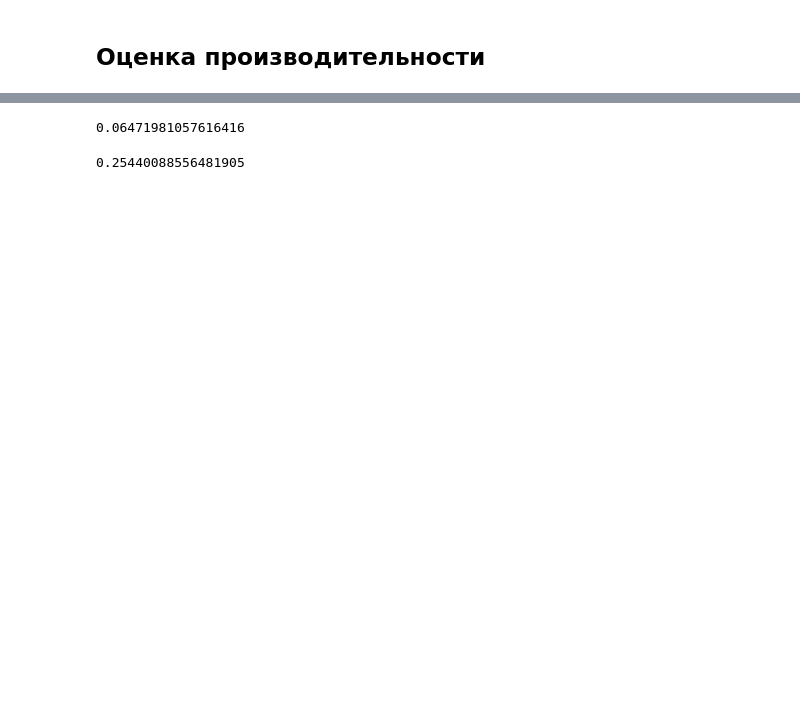
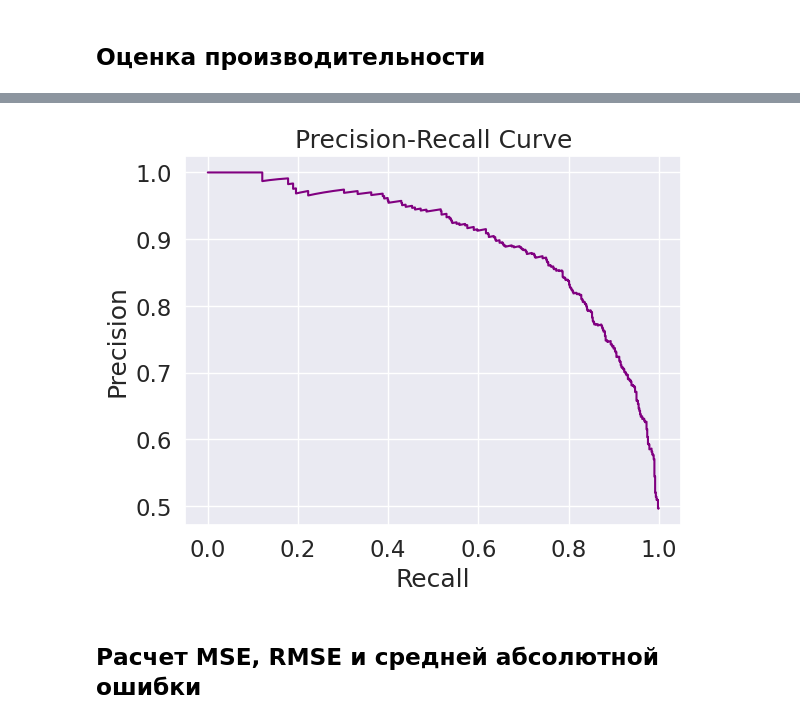
Before and after one commit to GulnazaS/Fake-or-real-news, a Jupyter notebook: Обнаружение_фальшивых_новостей.ipynb, the cells around one changed output, grey strips where cells are left out. Saved outputs shown, nothing was run; the diff lists cells and outputs as text; code cells hidden in the pictures; blank space fills up the shorter version.

```diff
--- a/Обнаружение_фальшивых_новостей.ipynb
+++ b/Обнаружение_фальшивых_новостей.ipynb
@@ -118,21 +157,0 @@ PassiveAggressiveClassifier(max_iter=50)
-# %%
-pac = PassiveAggressiveClassifier()
-epochs = 10
-train_losses = []
-val_losses = []
-train_accuracy = []
-val_accuracy = []
-for epoch in range(0, epochs):
-  pac.fit(tfidf_train, y_train)
-  y_pred = pac.predict(tfidf_test)
-  train_loss = mean_squared_error(y_train, pac.predict(tfidf_train))
-  val_loss = mean_squared_error(y_test, y_pred)
-  train_acc = accuracy_score(y_train, pac.predict(tfidf_train))
-  val_acc = accuracy_score(y_test, y_pred)
-  train_losses.append(train_loss)
-  val_losses.append(val_loss)
-  train_accuracy.append(train_acc)
-  val_accuracy.append(val_acc)
-  print(f'Эпока {epoch}:')
-  print(f'Обучающая ошибка: {train_loss*100}%, Обучающая точность: {train_acc* 100}%')
-  print(f'Валидационная ошибка: {val_loss*100}%, Валидационная точность: {val_acc*100}%')
@@ -212 +233,22 @@ Text(0.5, 23.52222222222222, 'Предсказанный вид новостей
+# %%
+import matplotlib.pyplot as plt
+y_score = log_regression.predict_proba(test)[:, 1 ]
+# %%
+precision, recall, thresholds = precision_recall_curve(y_test, y_score)
+
+#create precision recall curve
+fig, ax = plt.subplots()
+ax.plot(recall, precision, color='purple')
+
+#add axis labels to plot
+ax.set_title('Precision-Recall Curve')
+ax.set_ylabel('Precision')
+ax.set_xlabel('Recall')
+
+#display plot
+plt.show()
+# %% [output]
+[figure, added]
+# %% [markdown]
+## Расчет MSE, RMSE и средней абсолютной ошибки
 # %%
@@ -217,4 +261,0 @@ def mse(y_test, y_pred):
-# %%
-mse(y_test, y_pred)
-# %% [output]
-0.06471981057616416
@@ -226,4 +261,0 @@ def rmse(y_test, y_pred):
-# %%
-rmse(y_test, y_pred)
-# %% [output]
-0.25440088556481905
```
Also changed, not shown: parts of 28 cells of this notebook.
